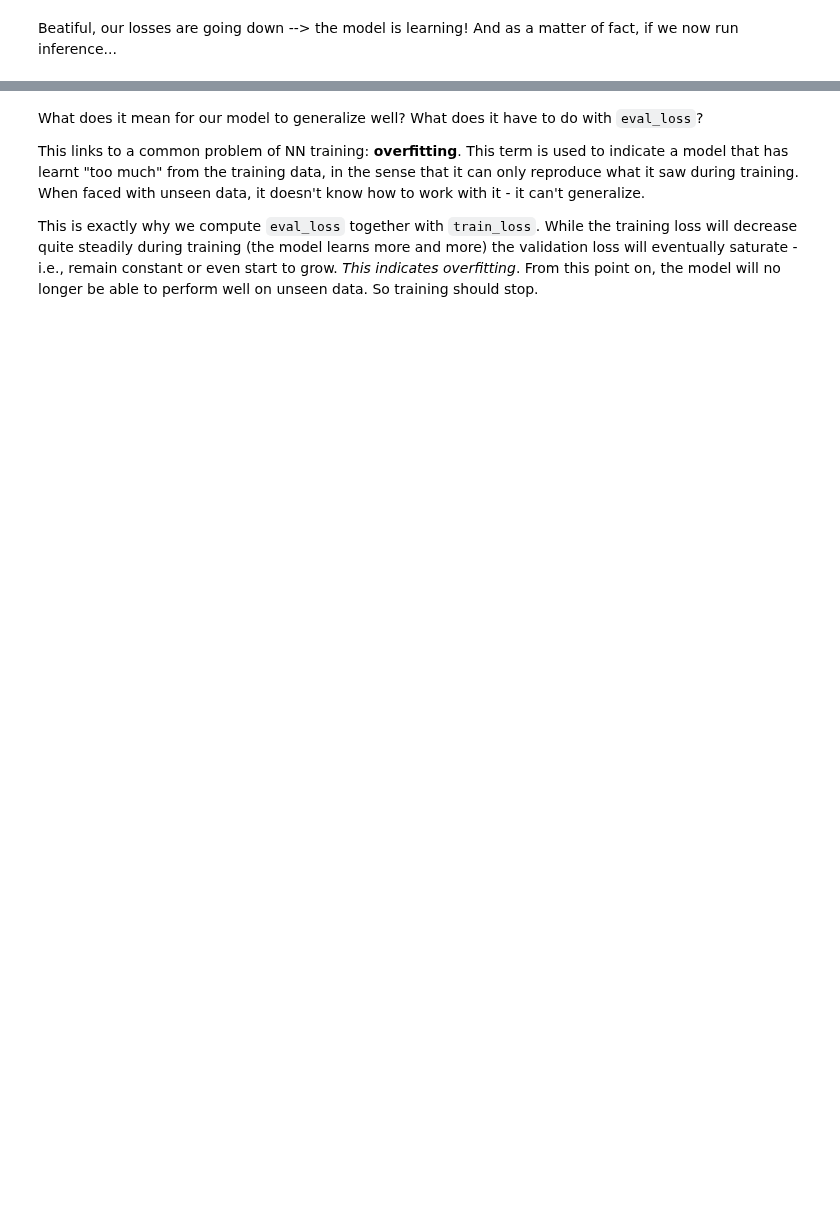
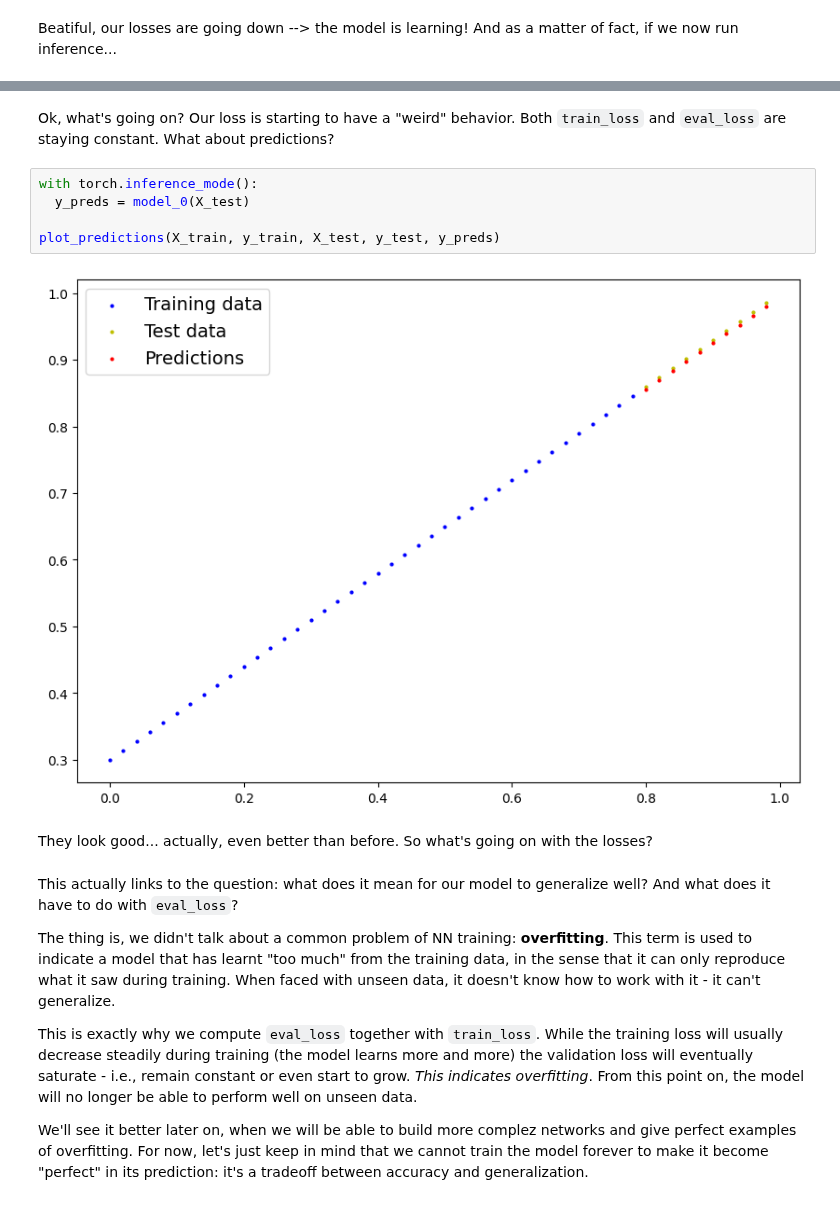
Before and after one commit to MatteoFalcioni/PyTorch_basics, a Jupyter notebook: workflow.ipynb, the cells around one changed output, grey strips where cells are left out. Saved outputs shown, nothing was run; the diff lists cells and outputs as text; blank space fills up the shorter version.

Commit message:
wrote smt about overfitting

```diff
--- a/workflow.ipynb
+++ b/workflow.ipynb
@@ -423,6 +500,19 @@ Our network is getting closer to the actual data. Let's train some more...
+# %% [markdown]
+Ok, what's going on? Our loss is starting to have a "weird" behavior. Both `train_loss` and `eval_loss` are staying constant. What about predictions?
+# %%
+with torch.inference_mode():
+  y_preds = model_0(X_test)
+
+plot_predictions(X_train, y_train, X_test, y_test, y_preds)
+# %% [output]
+[figure, added]
+# %% [markdown]
+They look good... actually, even better than before. So what's going on with the losses?
 # %% [markdown]
-What does it mean for our model to generalize well? What does it have to do with `eval_loss`?
+This actually links to the question: what does it mean for our model to generalize well? And what does it have to do with `eval_loss`?
 
-This links to a common problem of NN training: **overfitting**. This term is used to indicate a model that has learnt "too much" from the training data, in the sense that it can only reproduce what it saw during training. When faced with unseen data, it doesn't know how to work with it - it can't generalize.
+The thing is, we didn't talk about a common problem of NN training: **overfitting**. This term is used to indicate a model that has learnt "too much" from the training data, in the sense that it can only reproduce what it saw during training. When faced with unseen data, it doesn't know how to work with it - it can't generalize.
 
-This is exactly why we compute `eval_loss` together with `train_loss`. While the training loss will decrease quite steadily during training (the model learns more and more) the validation loss will eventually saturate - i.e., remain constant or even start to grow. *This indicates overfitting*. From this point on, the model will no longer be able to perform well on unseen data. So training should stop.
+This is exactly why we compute `eval_loss` together with `train_loss`. While the training loss will usually decrease steadily during training (the model learns more and more) the validation loss will eventually saturate - i.e., remain constant or even start to grow. *This indicates overfitting*. From this point on, the model will no longer be able to perform well on unseen data.
+
+We'll see it better later on, when we will be able to build more complez networks and give perfect examples of overfitting. For now, let's just keep in mind that we cannot train the model forever to make it become "perfect" in its prediction: it's a tradeoff between accuracy and generalization.
```
Also changed, not shown: parts of 6 cells of this notebook.
